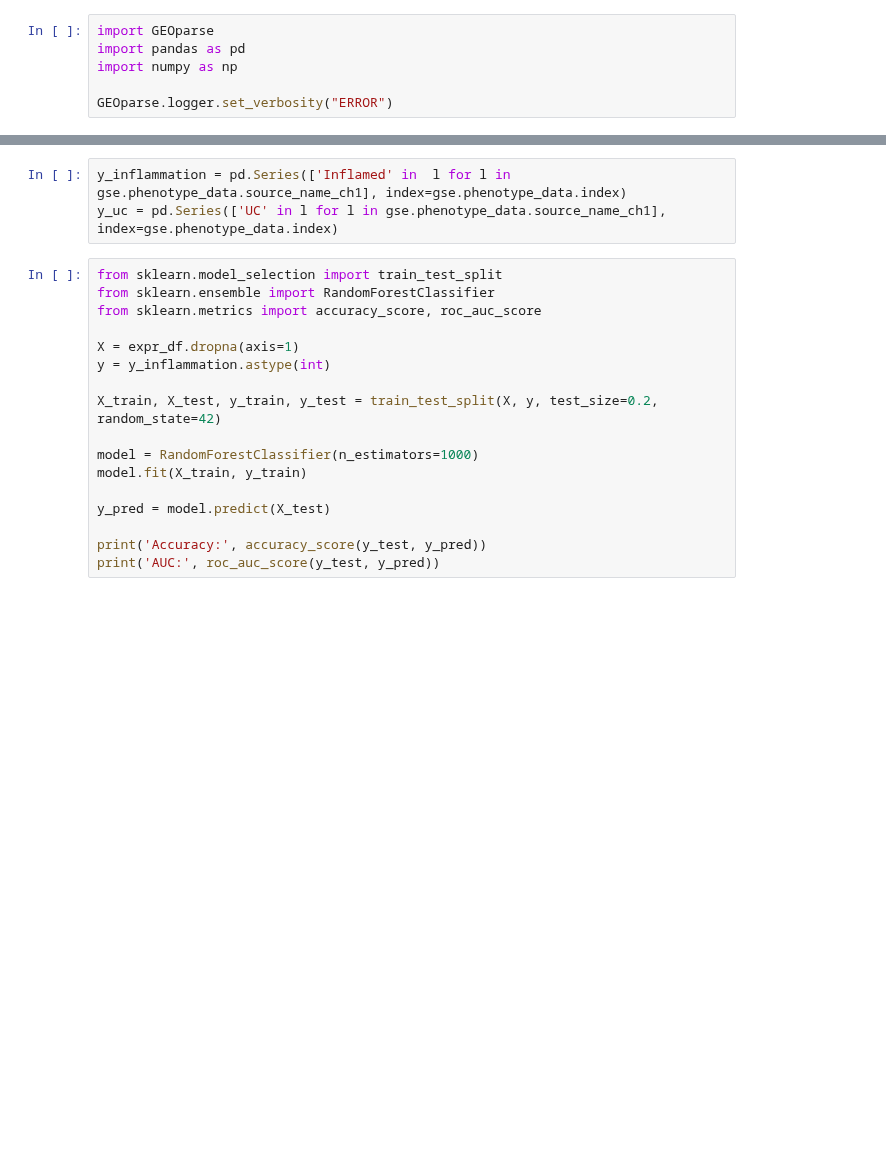
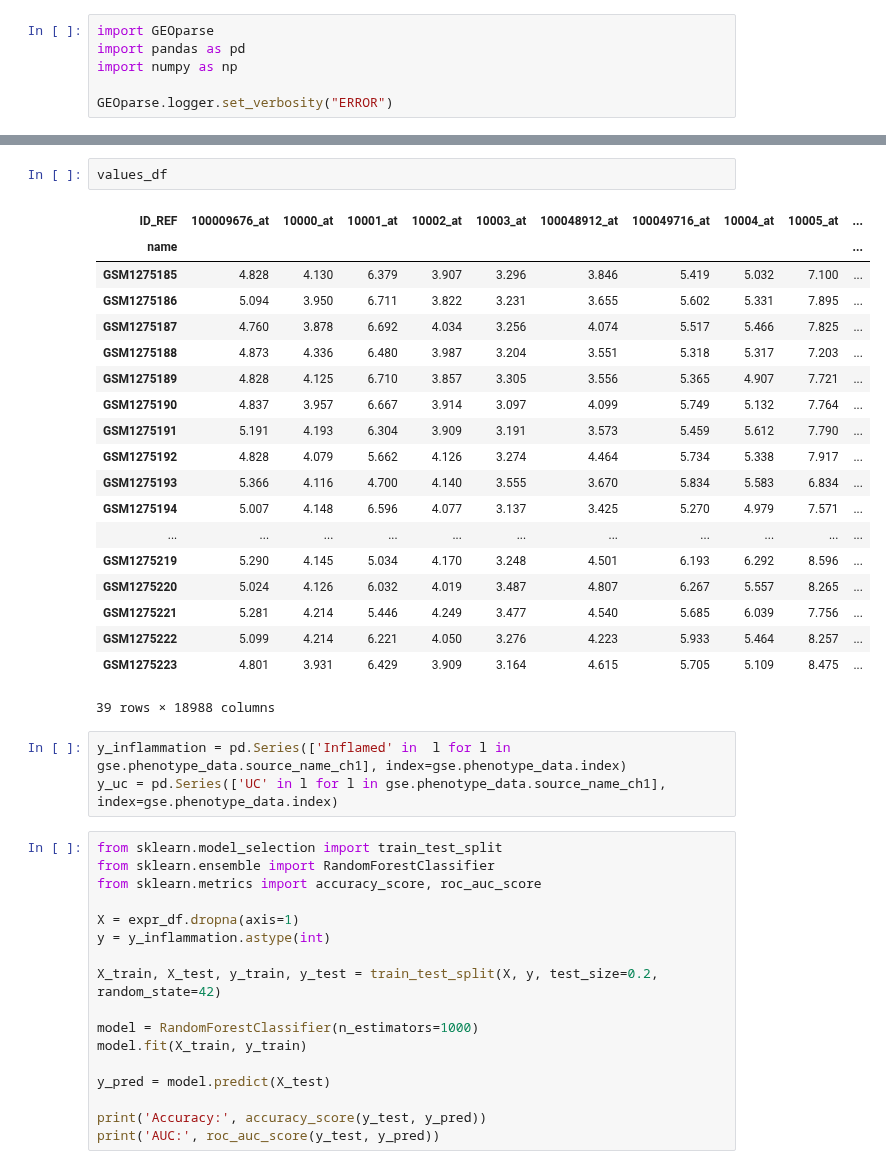
Before and after one commit to MaciejPiernik/ibd, a Jupyter notebook: ibd/notebooks/playground.ipynb, the cells around one changed output, grey strips where cells are left out. Cells and saved outputs as stored; diff of their text form; blank space fills up the shorter version.

```diff
--- a/ibd/notebooks/playground.ipynb
+++ b/ibd/notebooks/playground.ipynb
@@ -28,3 +28,25 @@ Platform ID: GPL1708
+# %%
+values_df
+# %% [output]
+| ID_REF | 100009676_at | 10000_at | 10001_at | 10002_at | 10003_at | 100048912_at | 100049716_at | 10004_at | 10005_at | ... |
+| name |  |  |  |  |  |  |  |  |  | ... |
+| GSM1275185 | 4.828 | 4.130 | 6.379 | 3.907 | 3.296 | 3.846 | 5.419 | 5.032 | 7.100 | ... |
+| GSM1275186 | 5.094 | 3.950 | 6.711 | 3.822 | 3.231 | 3.655 | 5.602 | 5.331 | 7.895 | ... |
+| GSM1275187 | 4.760 | 3.878 | 6.692 | 4.034 | 3.256 | 4.074 | 5.517 | 5.466 | 7.825 | ... |
+| GSM1275188 | 4.873 | 4.336 | 6.480 | 3.987 | 3.204 | 3.551 | 5.318 | 5.317 | 7.203 | ... |
+| GSM1275189 | 4.828 | 4.125 | 6.710 | 3.857 | 3.305 | 3.556 | 5.365 | 4.907 | 7.721 | ... |
+| GSM1275190 | 4.837 | 3.957 | 6.667 | 3.914 | 3.097 | 4.099 | 5.749 | 5.132 | 7.764 | ... |
+| GSM1275191 | 5.191 | 4.193 | 6.304 | 3.909 | 3.191 | 3.573 | 5.459 | 5.612 | 7.790 | ... |
+| GSM1275192 | 4.828 | 4.079 | 5.662 | 4.126 | 3.274 | 4.464 | 5.734 | 5.338 | 7.917 | ... |
+| GSM1275193 | 5.366 | 4.116 | 4.700 | 4.140 | 3.555 | 3.670 | 5.834 | 5.583 | 6.834 | ... |
+| GSM1275194 | 5.007 | 4.148 | 6.596 | 4.077 | 3.137 | 3.425 | 5.270 | 4.979 | 7.571 | ... |
+| ... | ... | ... | ... | ... | ... | ... | ... | ... | ... | ... |
+| GSM1275219 | 5.290 | 4.145 | 5.034 | 4.170 | 3.248 | 4.501 | 6.193 | 6.292 | 8.596 | ... |
+| GSM1275220 | 5.024 | 4.126 | 6.032 | 4.019 | 3.487 | 4.807 | 6.267 | 5.557 | 8.265 | ... |
+| GSM1275221 | 5.281 | 4.214 | 5.446 | 4.249 | 3.477 | 4.540 | 5.685 | 6.039 | 7.756 | ... |
+| GSM1275222 | 5.099 | 4.214 | 6.221 | 4.050 | 3.276 | 4.223 | 5.933 | 5.464 | 8.257 | ... |
+| GSM1275223 | 4.801 | 3.931 | 6.429 | 3.909 | 3.164 | 4.615 | 5.705 | 5.109 | 8.475 | ... |
+39 rows × 18988 columns
 # %%
 y_inflammation = pd.Series(['Inflamed' in  l for l in gse.phenotype_data.source_name_ch1], index=gse.phenotype_data.index)
 y_uc = pd.Series(['UC' in l for l in gse.phenotype_data.source_name_ch1], index=gse.phenotype_data.index)
```
Also changed, not shown: parts of 1 cell of this notebook, 3 other files.
